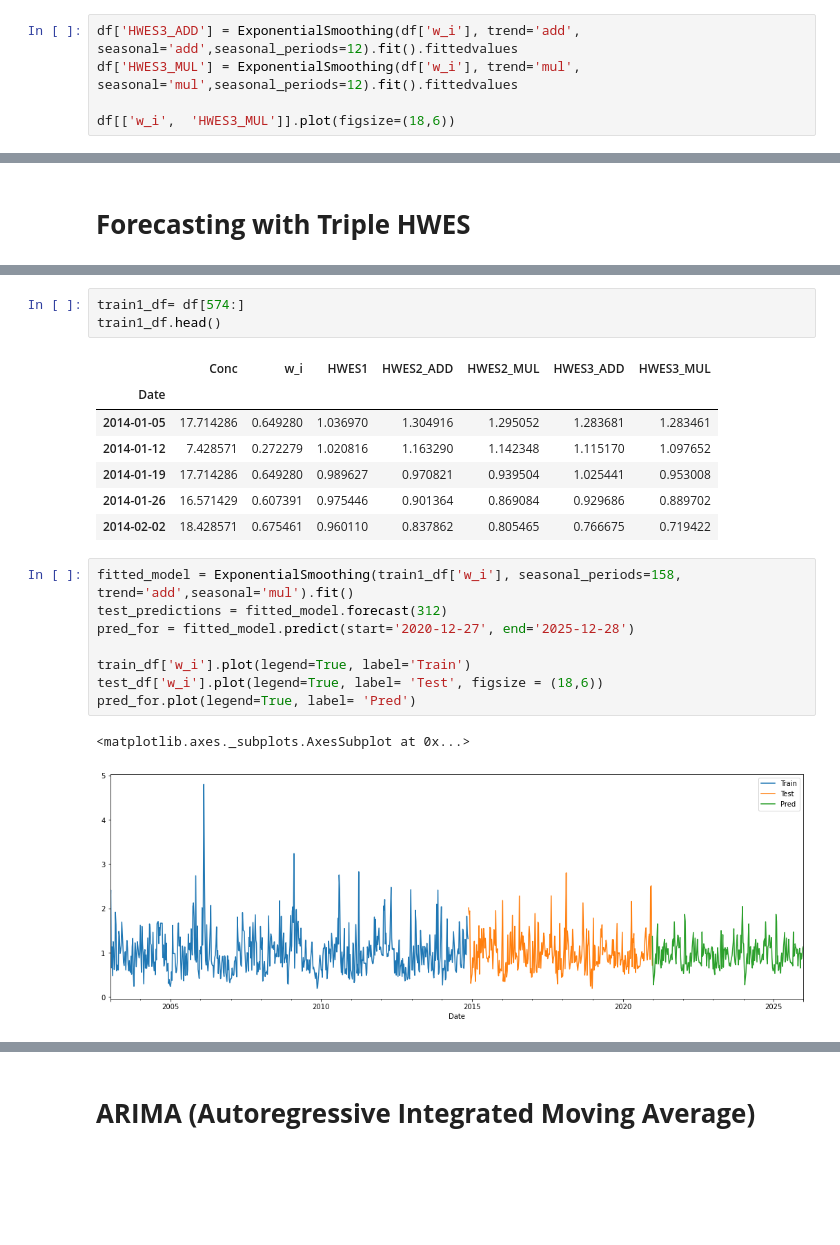
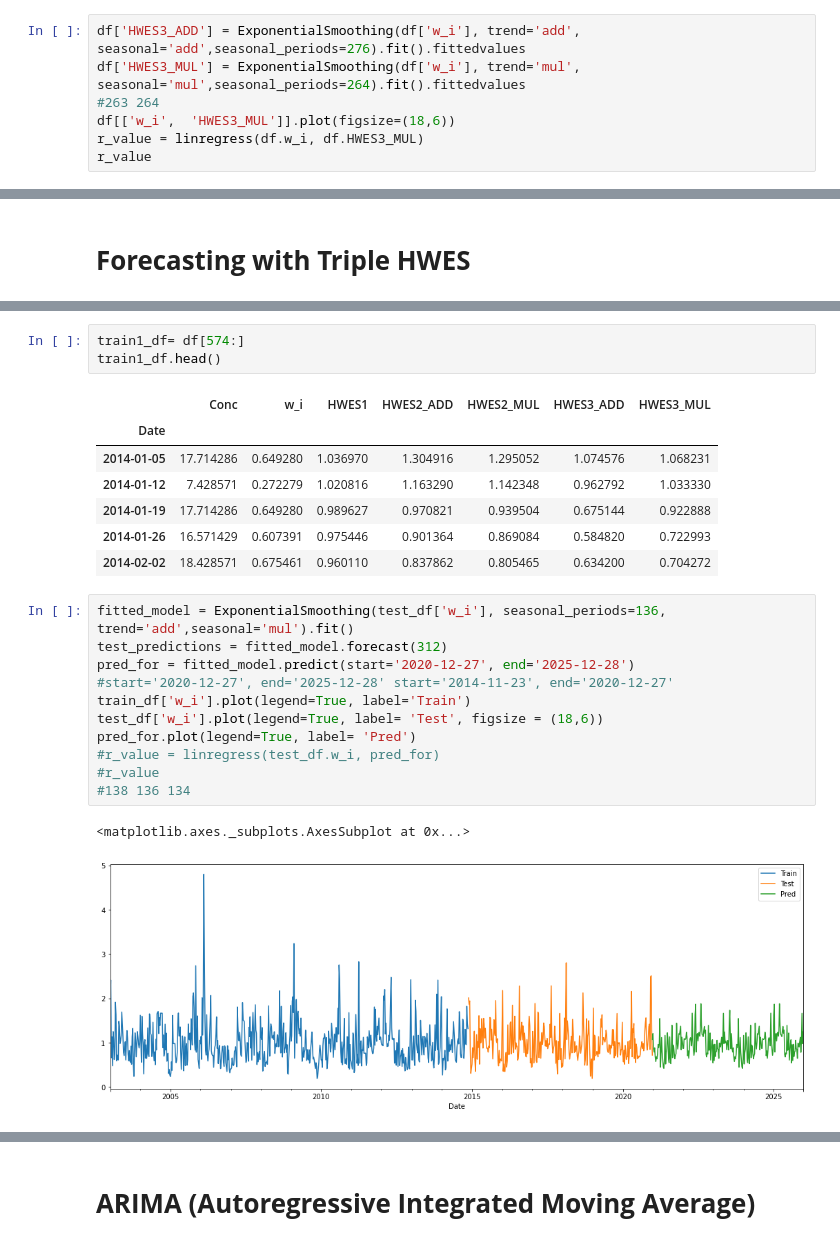
Before and after one commit to ADv0rnik/Data-analysis-for-JER, a Jupyter notebook: Holt_winters_model.ipynb, the cells around one changed output, grey strips where cells are left out. Saved outputs shown, nothing was run; the diff lists cells and outputs as text; blank space fills up the shorter version.

```diff
--- a/Holt_winters_model.ipynb
+++ b/Holt_winters_model.ipynb
@@ -122,8 +123,10 @@ df[['w_i','HWES2_ADD','HWES2_MUL']].plot(figsize=(18,6))
 # %% [markdown]
 Exponential Smoothing (Triple HWES)
 # %%
-df['HWES3_ADD'] = ExponentialSmoothing(df['w_i'], trend='add', seasonal='add',seasonal_periods=12).fit().fittedvalues
-df['HWES3_MUL'] = ExponentialSmoothing(df['w_i'], trend='mul', seasonal='mul',seasonal_periods=12).fit().fittedvalues
-
+df['HWES3_ADD'] = ExponentialSmoothing(df['w_i'], trend='add', seasonal='add',seasonal_periods=276).fit().fittedvalues
+df['HWES3_MUL'] = ExponentialSmoothing(df['w_i'], trend='mul', seasonal='mul',seasonal_periods=264).fit().fittedvalues
+#263 264
 df[['w_i',  'HWES3_MUL']].plot(figsize=(18,6))
+r_value = linregress(df.w_i, df.HWES3_MUL)
+r_value
 # %% [output]
@@ -159,19 +189,22 @@ train1_df.head()
 # %% [output]
 |  | Conc | w_i | HWES1 | HWES2_ADD | HWES2_MUL | HWES3_ADD | HWES3_MUL |
 | Date |  |  |  |  |  |  |  |
-| 2014-01-05 | 17.714286 | 0.649280 | 1.036970 | 1.304916 | 1.295052 | 1.283681 | 1.283461 |
-| 2014-01-12 | 7.428571 | 0.272279 | 1.020816 | 1.163290 | 1.142348 | 1.115170 | 1.097652 |
-| 2014-01-19 | 17.714286 | 0.649280 | 0.989627 | 0.970821 | 0.939504 | 1.025441 | 0.953008 |
-| 2014-01-26 | 16.571429 | 0.607391 | 0.975446 | 0.901364 | 0.869084 | 0.929686 | 0.889702 |
-| 2014-02-02 | 18.428571 | 0.675461 | 0.960110 | 0.837862 | 0.805465 | 0.766675 | 0.719422 |
+| 2014-01-05 | 17.714286 | 0.649280 | 1.036970 | 1.304916 | 1.295052 | 1.074576 | 1.068231 |
+| 2014-01-12 | 7.428571 | 0.272279 | 1.020816 | 1.163290 | 1.142348 | 0.962792 | 1.033330 |
+| 2014-01-19 | 17.714286 | 0.649280 | 0.989627 | 0.970821 | 0.939504 | 0.675144 | 0.922888 |
+| 2014-01-26 | 16.571429 | 0.607391 | 0.975446 | 0.901364 | 0.869084 | 0.584820 | 0.722993 |
+| 2014-02-02 | 18.428571 | 0.675461 | 0.960110 | 0.837862 | 0.805465 | 0.634200 | 0.704272 |
 # %%
-fitted_model = ExponentialSmoothing(train1_df['w_i'], seasonal_periods=158, trend='add',seasonal='mul').fit()
+fitted_model = ExponentialSmoothing(test_df['w_i'], seasonal_periods=136, trend='add',seasonal='mul').fit()
 test_predictions = fitted_model.forecast(312)
 pred_for = fitted_model.predict(start='2020-12-27', end='2025-12-28')
-
+#start='2020-12-27', end='2025-12-28' start='2014-11-23', end='2020-12-27'
 train_df['w_i'].plot(legend=True, label='Train')
 test_df['w_i'].plot(legend=True, label= 'Test', figsize = (18,6))
 pred_for.plot(legend=True, label= 'Pred')
+#r_value = linregress(test_df.w_i, pred_for)
+#r_value
+#138 136 134
 # %% [output]
 <matplotlib.axes._subplots.AxesSubplot at 0x...>
-[figure, old version]
+[figure, new version]
```
Also changed, not shown: parts of 20 cells of this notebook.
